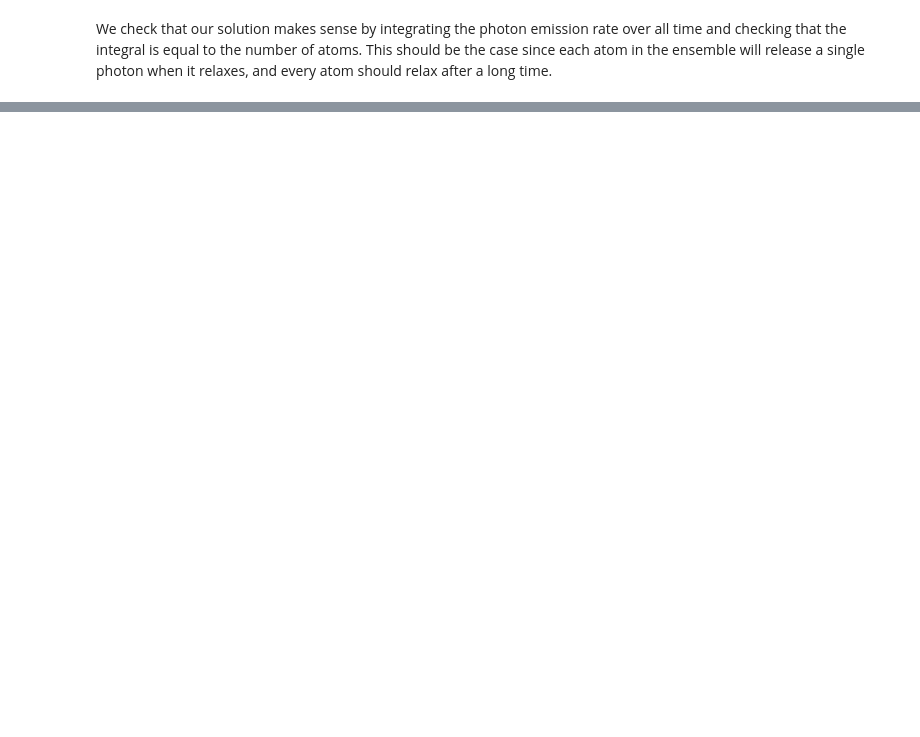
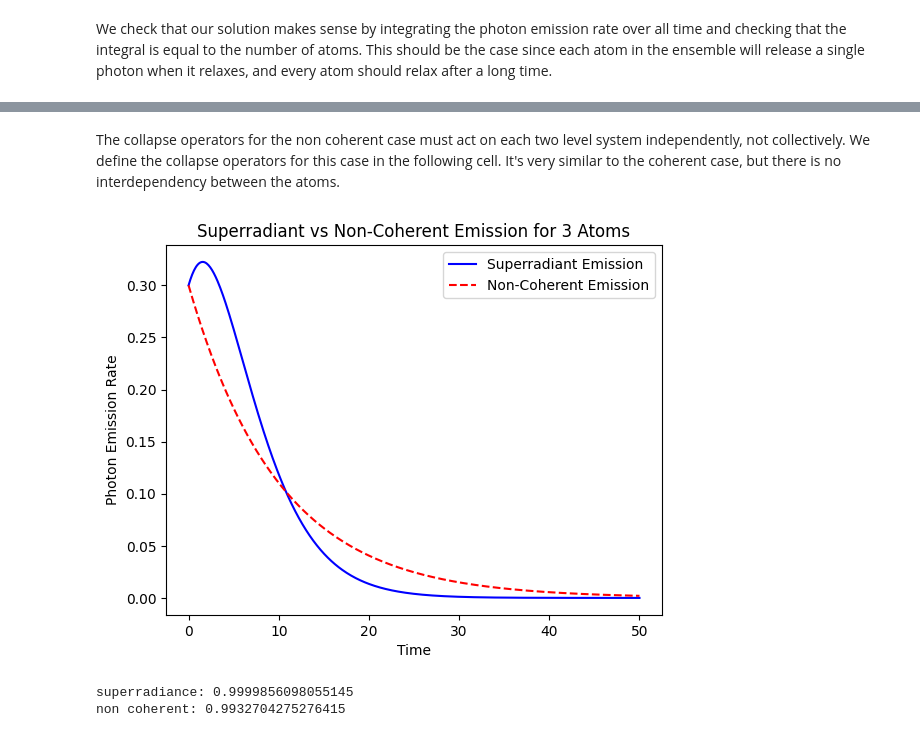
Before and after one commit to iglesias-cardinale/Superradiance, a Jupyter notebook: Superradiance, just atoms.ipynb, the cells around one changed output, grey strips where cells are left out. Cells and saved outputs as stored; diff of their text form; code cells hidden in the pictures; blank space fills up the shorter version.

Commit message:
Added comparison to non-coherent case

```diff
--- a/Superradiance, just atoms.ipynb
+++ b/Superradiance, just atoms.ipynb
@@ -144,0 +153,42 @@ print(trapezoid(photon_emission_rate,t)/N) #Ratio of Integral of PER wrt t to N
+# %%
+#Rename observable (PER) emission rate for superradiant case
+W_super = W
+
+#For non-coherent case, the emission rate observable is the sum of individual emission rates
+W_non_coherent = sum([gamma * qt.tensor([qt.qeye(2)] * i + [Dplus_i * Dminus_i] + [qt.qeye(2)] * (N-i-1)) for i in range(N)])
+# %% [markdown]
+The collapse operators for the non coherent case must act on each two level system independently, not collectively. We define the collapse operators for this case in the following cell. It's very similar to the coherent case, but there is no interdependency between the atoms.
+# %%
+# Non-coherent Case: Independent collapse operators (one per atom)
+c_ops_non_coherent = [qt.tensor([qt.qeye(2)] * i + [np.sqrt(gamma) * Dminus_i] + [qt.qeye(2)] * (N-i-1)) for i in range(N)]
+# %%
+#Rename the result of the resolved master equation
+result_super = result
+
+#Solve the master equation for non-coherent emission
+result_non_coherent = qt.mesolve(H_atom, psi_0, t, c_ops_non_coherent, [W_non_coherent])
+# %%
+#Extract photon emission rates
+
+#Rename the photon emission rate of the superradiant case
+photon_emission_rate_super = photon_emission_rate
+
+#Extract photon emission rate of non-coherent case
+photon_emission_rate_non_coherent = result_non_coherent.expect[0]
+# %%
+# Plot the results
+plt.plot(t, photon_emission_rate_super, label='Superradiant Emission', color='blue')
+plt.plot(t, photon_emission_rate_non_coherent, label='Non-Coherent Emission', color='red', linestyle='--')
+plt.xlabel('Time')
+plt.ylabel('Photon Emission Rate')
+plt.title(f'Superradiant vs Non-Coherent Emission for {N} Atoms')
+plt.legend()
+plt.show()
+# %% [output]
+[figure, added]
+# %%
+print('superradiance: ' + str(trapezoid(photon_emission_rate_super,t)/N)) #Ratio of Integral of PER wrt t to N
+print('non coherent: ' + str(trapezoid(photon_emission_rate_non_coherent,t)/N)) #Ratio of Integral of PER wrt t to N
+# %% [output]
+superradiance: 0.9999856098055145
+non coherent: 0.9932704275276415
```
Also changed, not shown: parts of 4 cells of this notebook.
